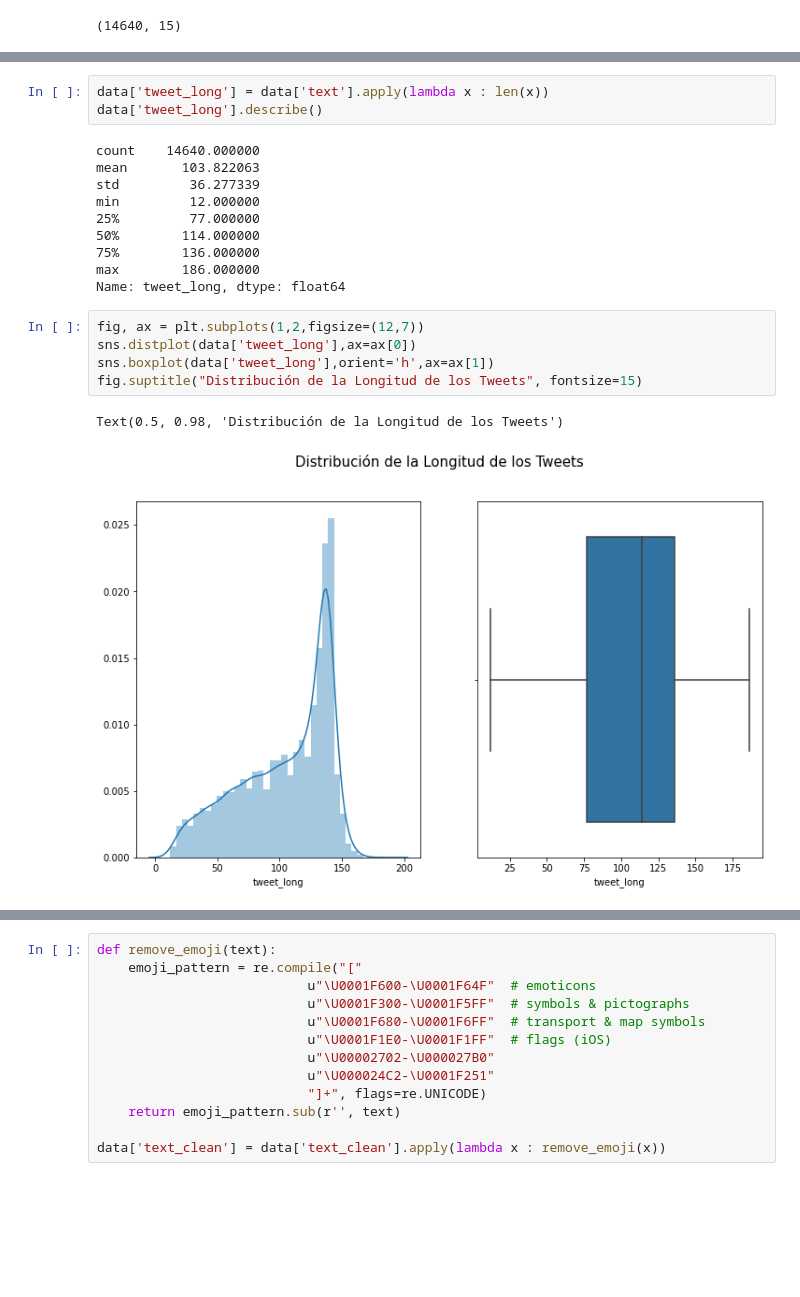
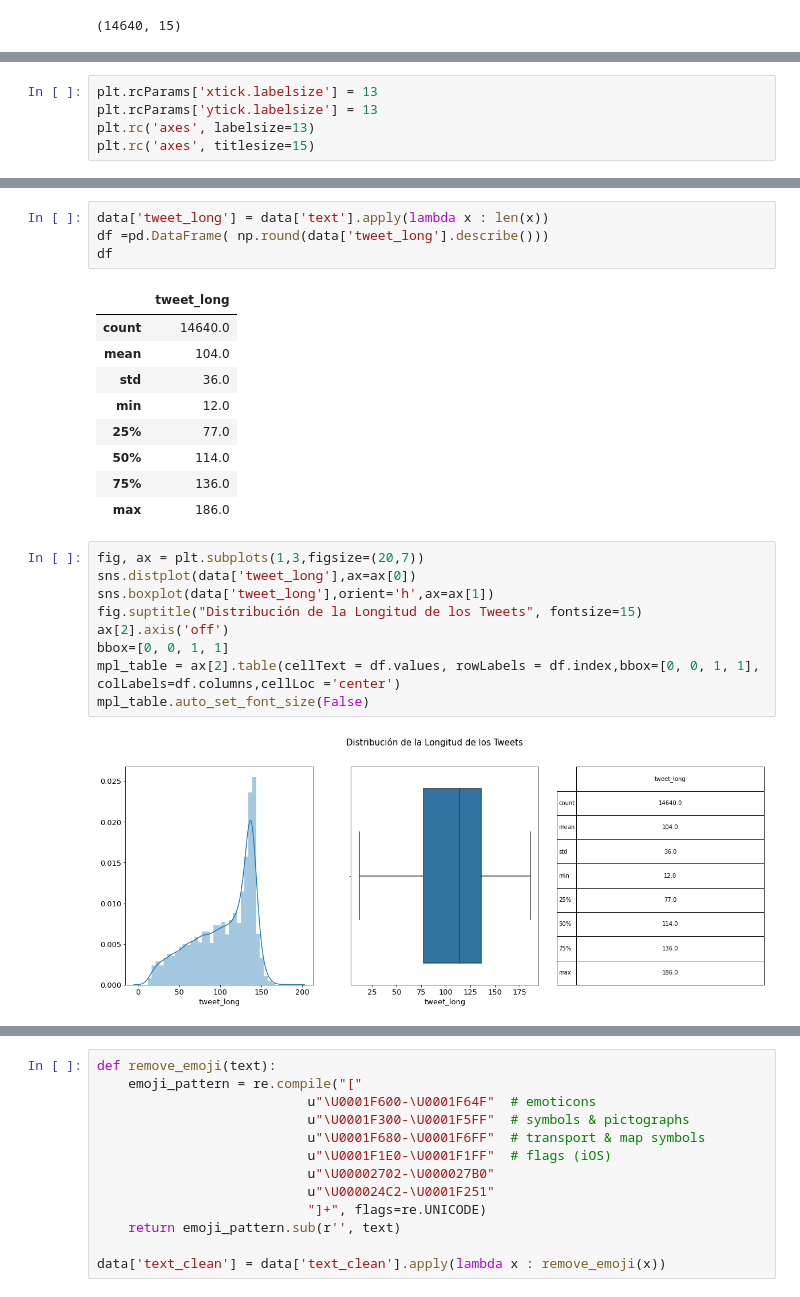
Before and after one commit to astach-DS/Tweets-Sentiment-Classification, a Jupyter notebook: Tweets.ipynb, the cells around one changed output, grey strips where cells are left out. Saved outputs shown, nothing was run; the diff lists cells and outputs as text; blank space fills up the shorter version.

```diff
--- a/Tweets.ipynb
+++ b/Tweets.ipynb
@@ -71,6 +71,11 @@ tweet_created                       0
 tweet_location                   4733
 user_timezone                    4820
 dtype: int64
+# %%
+plt.rcParams['xtick.labelsize'] = 13
+plt.rcParams['ytick.labelsize'] = 13
+plt.rc('axes', labelsize=13)
+plt.rc('axes', titlesize=15)
 # %%
 fig,ax = plt.subplots(1,2,figsize=(15,10))
 ax = ax.ravel()
@@ -92,24 +90,28 @@ ax[1].pie(data['airline_sentiment'].value_counts(normalize=True),shadow=False,la
 # %%
 data['tweet_long'] = data['text'].apply(lambda x : len(x))
-data['tweet_long'].describe()
+df =pd.DataFrame( np.round(data['tweet_long'].describe()))
+df
 # %% [output]
-count    14640.000000
-mean       103.822063
-std         36.277339
-min         12.000000
-25%         77.000000
-50%        114.000000
-75%        136.000000
-max        186.000000
-Name: tweet_long, dtype: float64
+|  | tweet_long |
+| count | 14640.0 |
+| mean | 104.0 |
+| std | 36.0 |
+| min | 12.0 |
+| 25% | 77.0 |
+| 50% | 114.0 |
+| 75% | 136.0 |
+| max | 186.0 |
 # %%
-fig, ax = plt.subplots(1,2,figsize=(12,7))
+fig, ax = plt.subplots(1,3,figsize=(20,7))
 sns.distplot(data['tweet_long'],ax=ax[0])
 sns.boxplot(data['tweet_long'],orient='h',ax=ax[1])
 fig.suptitle("Distribución de la Longitud de los Tweets", fontsize=15)
+ax[2].axis('off')
+bbox=[0, 0, 1, 1]
+mpl_table = ax[2].table(cellText = df.values, rowLabels = df.index,bbox=[0, 0, 1, 1], colLabels=df.columns,cellLoc ='center')
+mpl_table.auto_set_font_size(False)
 # %% [output]
-Text(0.5, 0.98, 'Distribución de la Longitud de los Tweets')
-[figure, old version]
+[figure, new version]
 # %%
 
 def clean_text(text):
```
Also changed, not shown: parts of 42 cells of this notebook.
